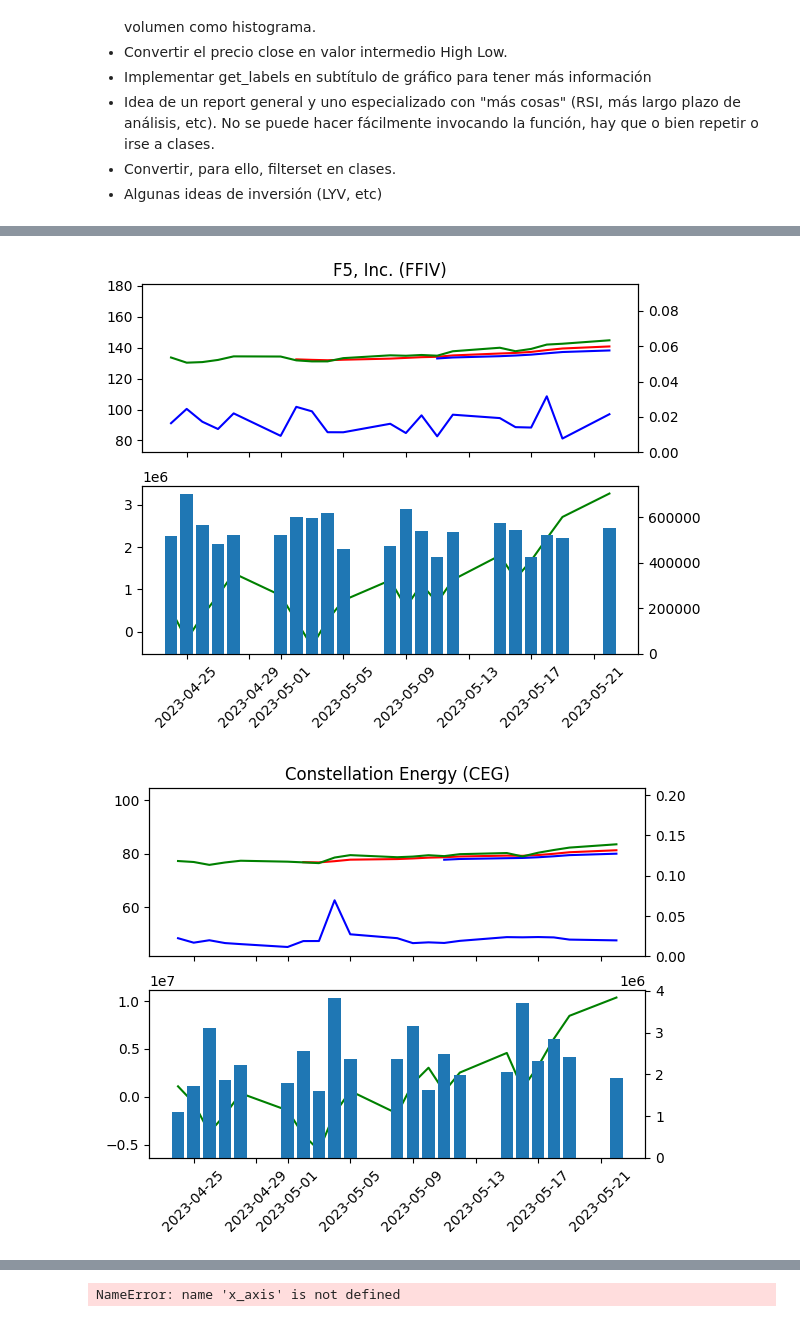
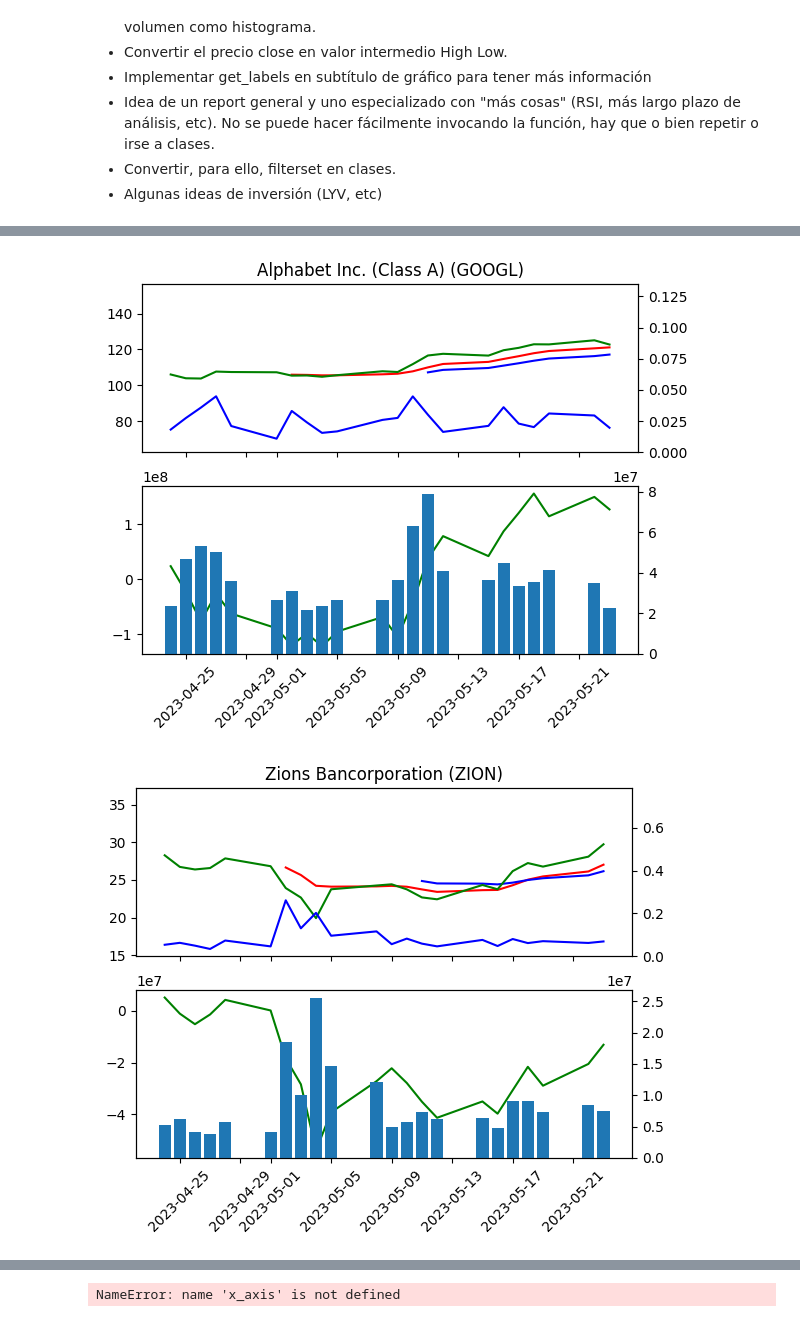
Before and after one commit to pablomleal/TA_Lib, a Jupyter notebook: index.ipynb, the cells around one changed output, grey strips where cells are left out. Saved outputs shown, nothing was run; the diff lists cells and outputs as text; code cells hidden in the pictures.

Commit message:
Added lastMAR feature into keystats and changed filter system

```diff
--- a/index.ipynb
+++ b/index.ipynb
@@ -42,6 +44,7 @@ def processData(closes, volumes, QUICK_EMA_PERIOD=7, SLOW_EMA_PERIOD=14, latestW
     keyStats = calc.get_intersection_point(EMA_df, closes)
     (keyStats['avgRatio'], keyStats['MinAbsRatio']) = calc.ratioWrapper(EMA_df, companies, keyStats)
     keyStats['latestGrowth'] = round(closes.pct_change()[-latestWindow:].min(),5)
+    keyStats['lastMAR']=EMA_df['Ratio'].iloc[-1]
     keyStats['ratioContr'] = calc.get_stocks_growing_now(closes, keyStats, 3)
 
     return(EMA_df, OBV_df, keyStats)
@@ -131,7 +134,7 @@ def find_stocks(filterSet, numberOfStocks=500, daysSince=30):
     "aboveMinAbs":0.0001, #Originally 0.0001
     #"minPositivePeriod":4,
     "ratioContr":0,
-    "latestGrowth":0 #Originally 0.005
+    "latestGrowth":-1 #Originally 0.005
      }))
 # %% [output]
 Raw data did not exist or search params were changed. Downloading...
@@ -160,2 +160,2 @@ Max spread of CSGP is 0.06427367114372506
-[figure, old version]
+[figure, new version]
-[figure, old version]
+[figure, new version]
```
Also changed, not shown: parts of 3 cells of this notebook, 4 other files.
